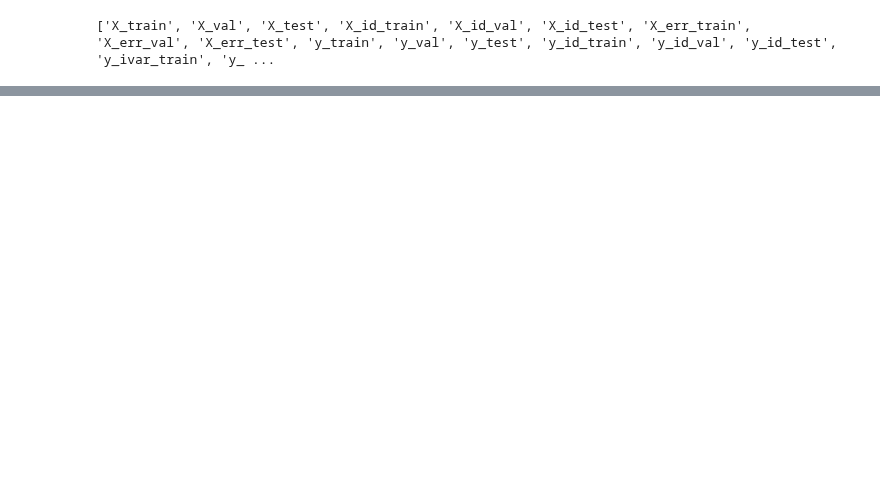
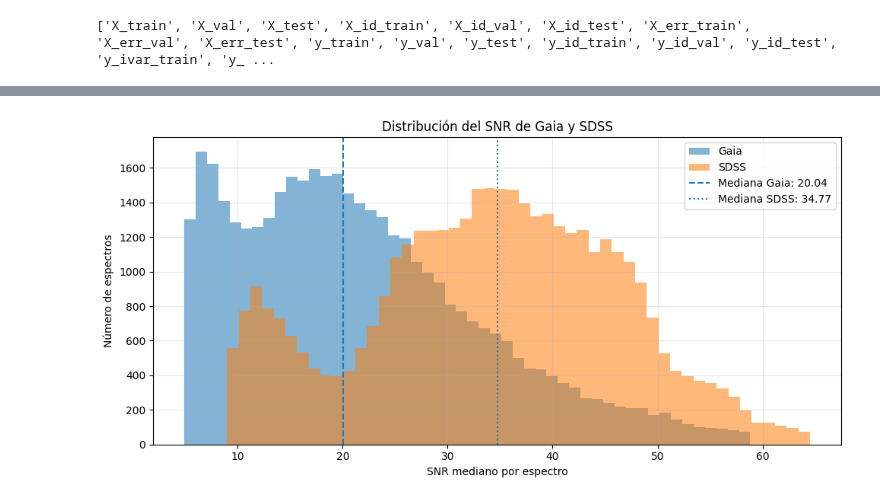
Before and after one commit to javier-cacho-master-ai/trabajo-fin-master, a Jupyter notebook: solution/data process/SNR-diagrama.ipynb, the cells around one changed output, grey strips where cells are left out. Saved outputs shown, nothing was run; the diff lists cells and outputs as text; code cells hidden in the pictures; blank space fills up the shorter version.

```diff
--- a/solution/data process/SNR-diagrama.ipynb
+++ b/solution/data process/SNR-diagrama.ipynb
@@ -175,0 +300,60 @@ random_indices = plot_random_examples(
+# %%
+gaia_snr_limit = np.nanpercentile(
+    gaia_snr[np.isfinite(gaia_snr)],
+    99
+)
+
+sdss_snr_limit = np.nanpercentile(
+    sdss_snr[np.isfinite(sdss_snr)],
+    99
+)
+
+gaia_snr_plot = gaia_snr[
+    np.isfinite(gaia_snr)
+    & (gaia_snr >= 0)
+    & (gaia_snr <= gaia_snr_limit)
+]
+
+sdss_snr_plot = sdss_snr[
+    np.isfinite(sdss_snr)
+    & (sdss_snr >= 0)
+    & (sdss_snr <= sdss_snr_limit)
+]
+
+plt.figure(figsize=(10, 5))
+
+plt.hist(
+    gaia_snr_plot,
+    bins=50,
+    alpha=0.55,
+    label="Gaia"
+)
+
+plt.hist(
+    sdss_snr_plot,
+    bins=50,
+    alpha=0.55,
+    label="SDSS"
+)
+
+plt.axvline(
+    np.nanmedian(gaia_snr),
+    linestyle="--",
+    label=f"Mediana Gaia: {np.nanmedian(gaia_snr):.2f}"
+)
+
+plt.axvline(
+    np.nanmedian(sdss_snr),
+    linestyle=":",
+    label=f"Mediana SDSS: {np.nanmedian(sdss_snr):.2f}"
+)
+
+plt.xlabel("SNR mediano por espectro")
+plt.ylabel("Número de espectros")
+plt.title("Distribución del SNR de Gaia y SDSS")
+plt.legend()
+plt.grid(alpha=0.3)
+plt.tight_layout()
+plt.show()
+# %% [output]
+[figure, added]
```
Also changed, not shown: parts of 11 cells of this notebook, 2 other files.
